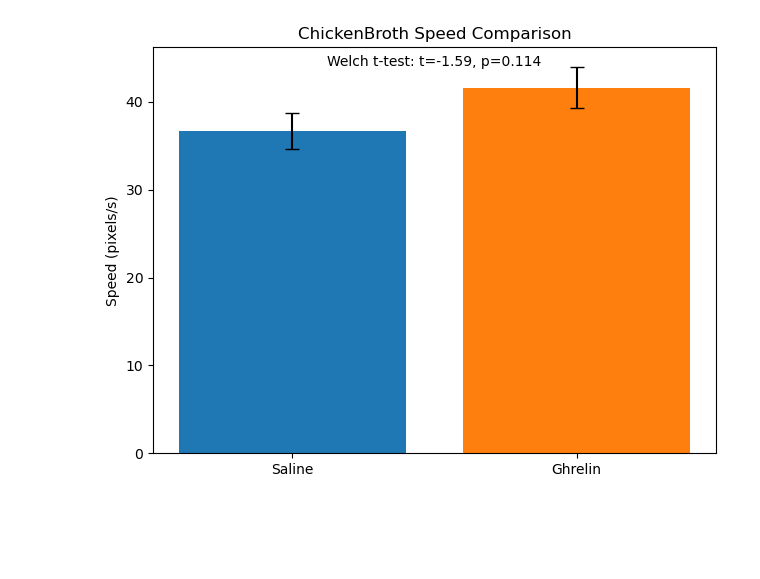
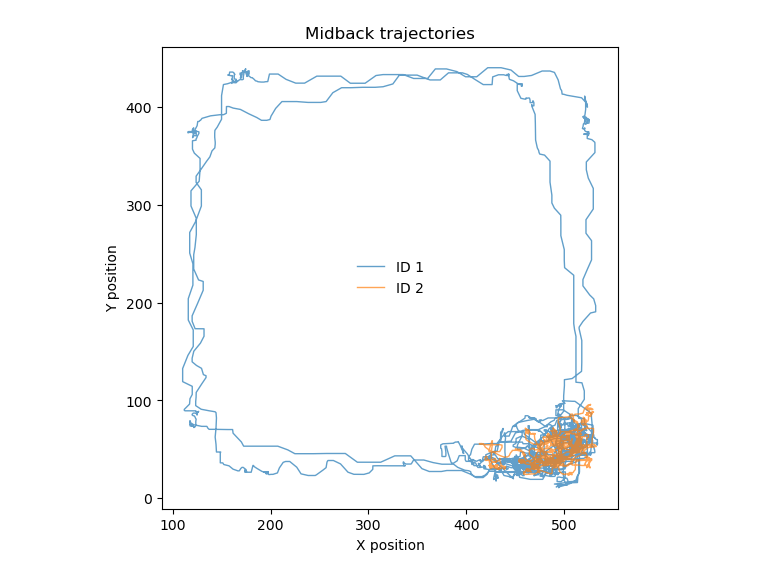
Before and after one commit to atanugiri/dlc-pose-analysis-2026, a Jupyter notebook: notebooks/test.ipynb, the cells around one changed output. Cells and saved outputs as stored; diff of their text form; code cells hidden in the pictures; blank space fills up the shorter version.

```diff
--- a/notebooks/test.ipynb
+++ b/notebooks/test.ipynb
@@ -26,18 +0,0 @@ speed_p = summarize_speed_from_ids(ids_p)
-# %%
-results_dir = repo_root / "results"
-results_dir.mkdir(parents=True, exist_ok=True)
-
-barplot_mean_se(
-    speed_y,
-    speed_p,
-    labels=["Saline", "Ghrelin"],
-    ylabel="Speed (pixels/s)"
-)
-
-import matplotlib.pyplot as plt
-plt.title("ChickenBroth Speed Comparison")
-plt.tight_layout()
-plt.savefig(results_dir / "chickenbroth_speed.png", dpi=300, bbox_inches="tight")
-plt.show()
-# %% [output]
-[figure, removed]
@@ -43,0 +10,13 @@ plt.show()
+# %%
+# Query a specific subset
+query = """
+    SELECT id FROM public.experimental_metadata
+    WHERE task = 'ChickenBroth'
+    AND treatment = 'Y'
+    LIMIT 2
+"""
+ids = db_utils.fetch_ids_with_params(query, ())
+
+plot_trajectory_from_ids(ids)
+# %% [output]
+[figure, added]
```
Also changed, not shown: parts of 6 cells of this notebook.
